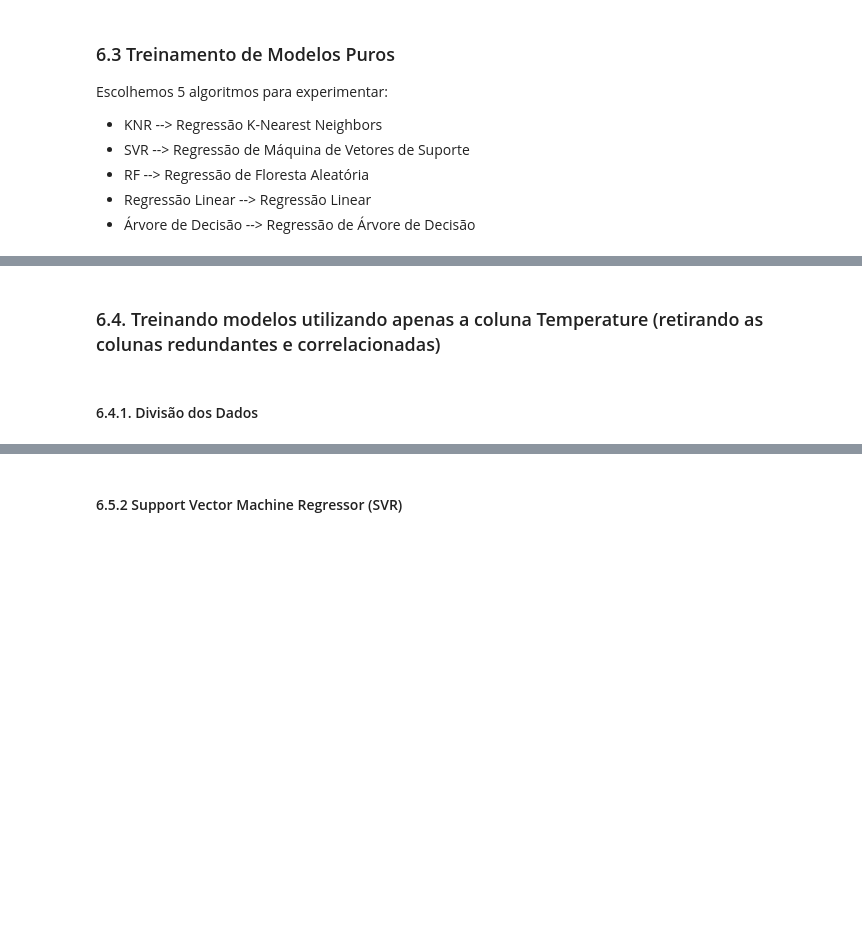
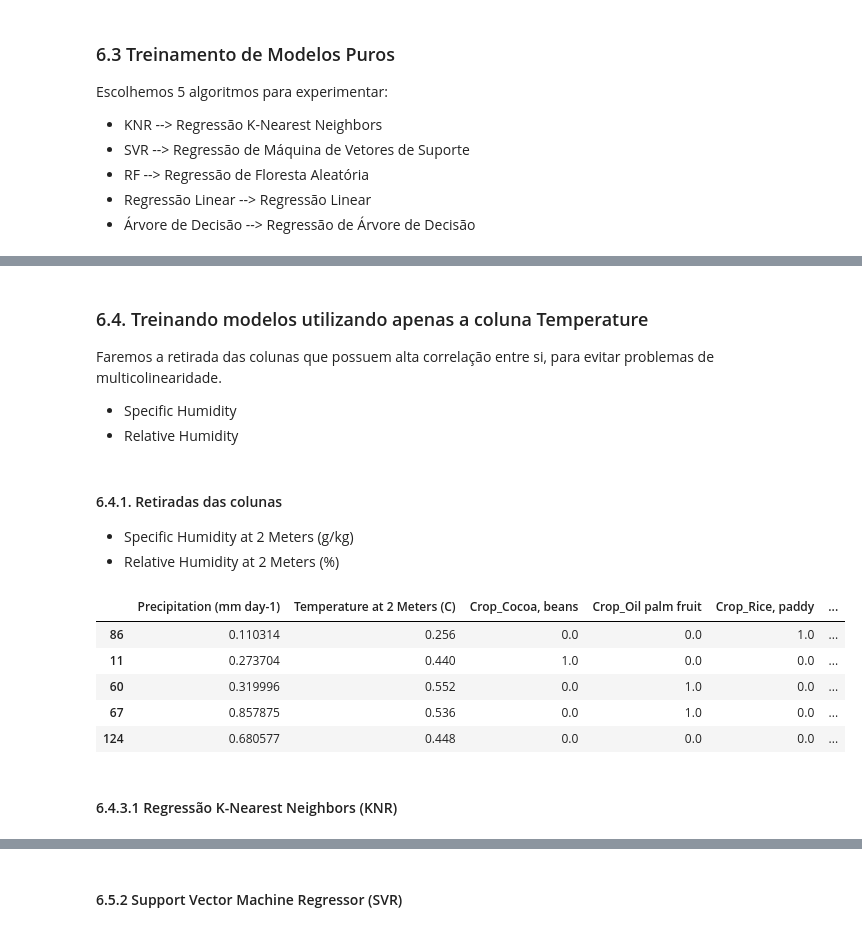
Before and after one commit to insanedays/crop_forecast, a Jupyter notebook: notebook.ipynb, the cells around one changed output, grey strips where cells are left out. Drawn from its saved outputs; the diff is of its cells as text; code cells hidden in the pictures; blank space fills up the shorter version.

Commit message:
feat: train models without colinear columns

```diff
--- a/notebook.ipynb
+++ b/notebook.ipynb
@@ -729,7 +698,7 @@ def train_knr(X_train, y_train, X_test, y_test):
 
     return knr
 
-train_knr(X_train, y_train)
+train_knr(X_train, y_train, X_test, y_test)
 # %% [output]
 Some Samples to compare:
 
@@ -782,7 +751,7 @@ def train_svr(X_train, y_train, X_test, y_test):
 
     return svr
 
-train_svr(X_train, y_train)
+train_svr(X_train, y_train, X_test, y_test)
 # %% [output]
 Some Samples to compare:
 
@@ -833,7 +802,7 @@ def train_rf(X_train, y_train, X_test, y_test):
 
     return rf
 
-train_rf(X_train, y_train)
+train_rf(X_train, y_train, X_test, y_test)
 # %% [output]
 Some Samples to compare:
 
@@ -888,7 +857,7 @@ def train_dtr(X_train, y_train, X_test, y_test):
 
     return dtr
 
-train_dtr(X_train, y_train)
+train_dtr(X_train, y_train, X_test, y_test)
 # %% [output]
 Some Samples to compare:
 
@@ -962,5 +931,26 @@ Mean Squared Error: 0.002        Mean Absolute Error: 0.023      R^2 Score: 0.98
 LinearRegression()
 # %% [markdown]
-### 6.4. Treinando modelos utilizando apenas a coluna Temperature (retirando as colunas redundantes e correlacionadas)
+### 6.4. Treinando modelos utilizando apenas a coluna Temperature
+
+Faremos a retirada das colunas que possuem alta correlação entre si, para evitar problemas de multicolinearidade.
+
+- Specific Humidity
+- Relative Humidity
+# %% [markdown]
+#### 6.4.1. Retiradas das colunas
+
+- Specific Humidity at 2 Meters (g/kg)
+- Relative Humidity at 2 Meters (%)
+# %%
+X_train_filtered = X_train.drop(columns=['Specific Humidity at 2 Meters (g/kg)', 'Relative Humidity at 2 Meters (%)'])
+X_test_filtered = X_test.drop(columns=['Specific Humidity at 2 Meters (g/kg)', 'Relative Humidity at 2 Meters (%)'])
+X_train_filtered.head()
+# %% [output]
+|  | Precipitation (mm day-1) | Temperature at 2 Meters (C) | Crop_Cocoa, beans | Crop_Oil palm fruit | Crop_Rice, paddy | ... |
+| 86 | 0.110314 | 0.256 | 0.0 | 0.0 | 1.0 | ... |
+| 11 | 0.273704 | 0.440 | 1.0 | 0.0 | 0.0 | ... |
+| 60 | 0.319996 | 0.552 | 0.0 | 1.0 | 0.0 | ... |
+| 67 | 0.857875 | 0.536 | 0.0 | 1.0 | 0.0 | ... |
+| 124 | 0.680577 | 0.448 | 0.0 | 0.0 | 0.0 | ... |
 # %% [markdown]
-#### 6.4.1. Divisão dos Dados
+#### 6.4.3.1 Regressão K-Nearest Neighbors (KNR)
```
Also changed, not shown: parts of 38 cells of this notebook.
